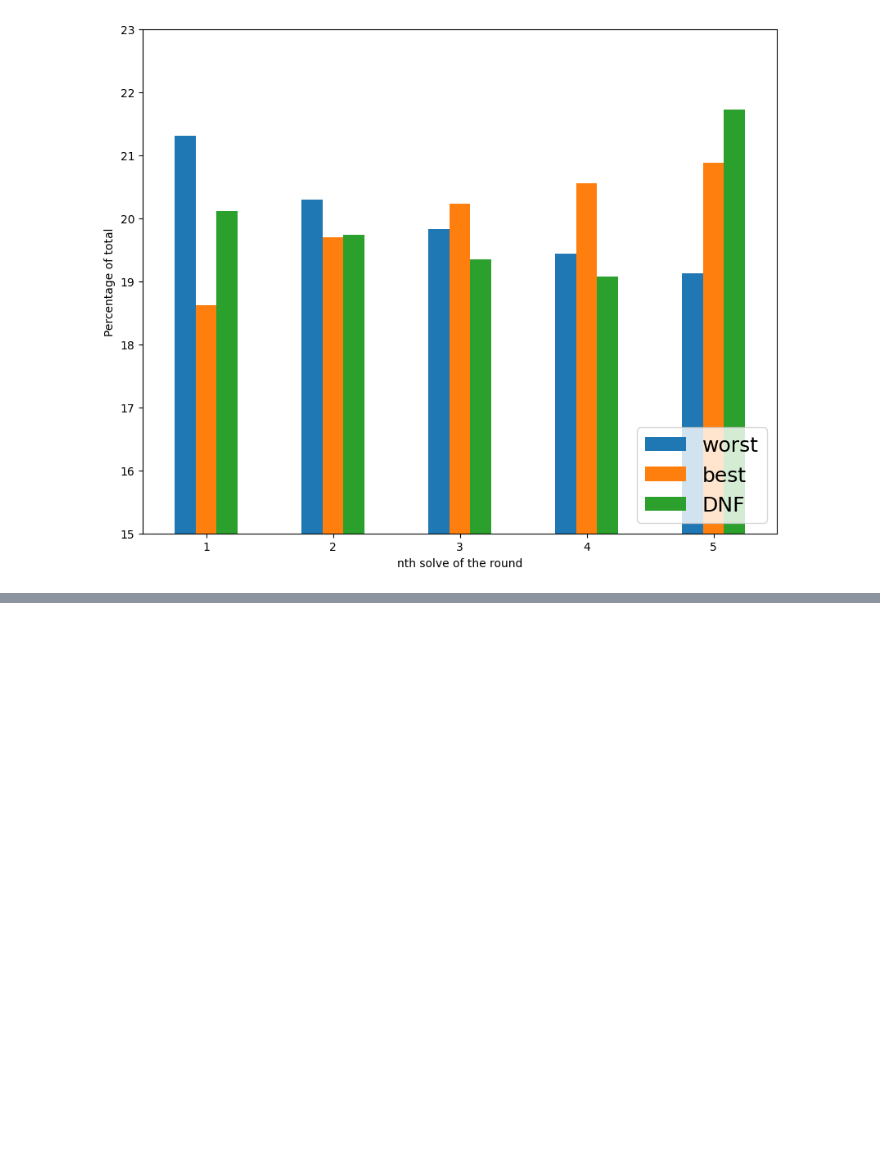
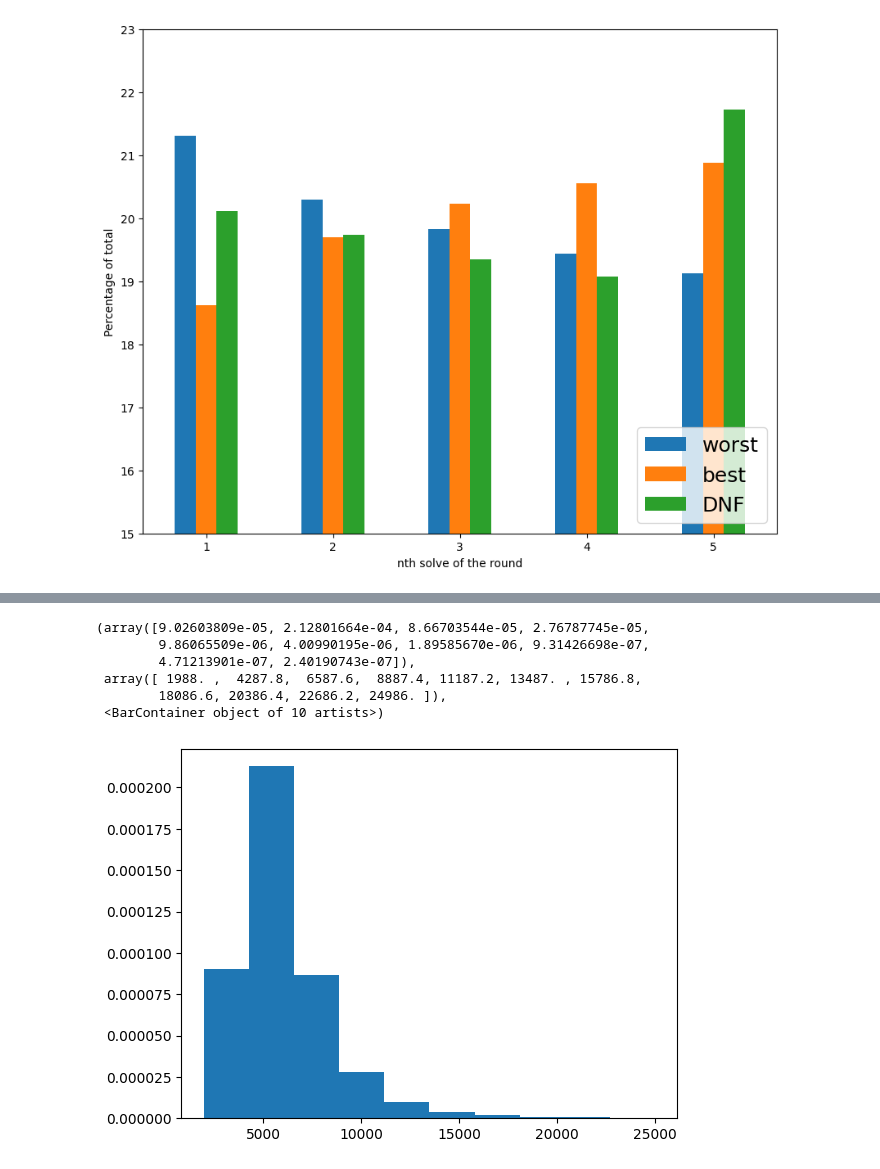
Before and after one commit to oskarkuuse/IDSproject, a Jupyter notebook: notebooks/performance.ipynb, the cells around one changed output, grey strips where cells are left out. Drawn from its saved outputs; the diff is of its cells as text; code cells hidden in the pictures; blank space fills up the shorter version.

```diff
--- a/notebooks/performance.ipynb
+++ b/notebooks/performance.ipynb
@@ -261,0 +287,12 @@ fig = freqPart.plot(xlabel='Competition number', ylabel='Average achieved').set_
+# %%
+averages444 = pd.read_csv('../datasets/averages444.csv')
+averages444 = averages444[averages444['average'] < 25000]
+plt.hist(x=averages444['average'], density=True)
+# %% [output]
+(array([9.02603809e-05, 2.12801664e-04, 8.66703544e-05, 2.76787745e-05,
+        9.86065509e-06, 4.00990195e-06, 1.89585670e-06, 9.31426698e-07,
+        4.71213901e-07, 2.40190743e-07]),
+ array([ 1988. ,  4287.8,  6587.6,  8887.4, 11187.2, 13487. , 15786.8,
+        18086.6, 20386.4, 22686.2, 24986. ]),
+ <BarContainer object of 10 artists>)
+[figure, added]
```
Also changed, not shown: parts of 4 cells of this notebook, 7 other files.
